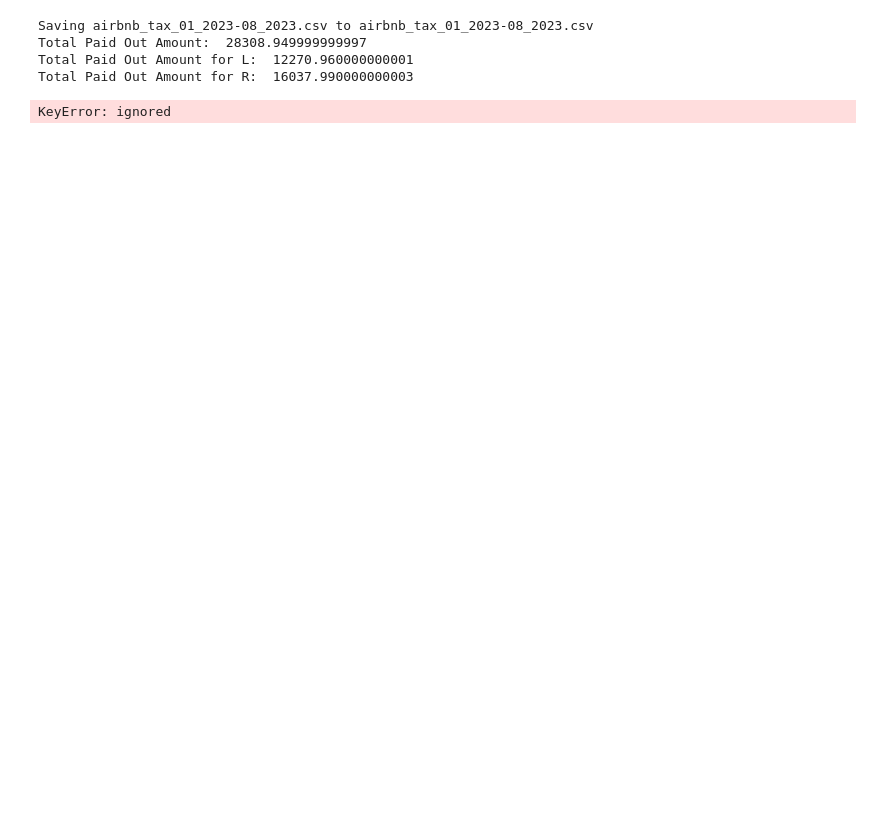
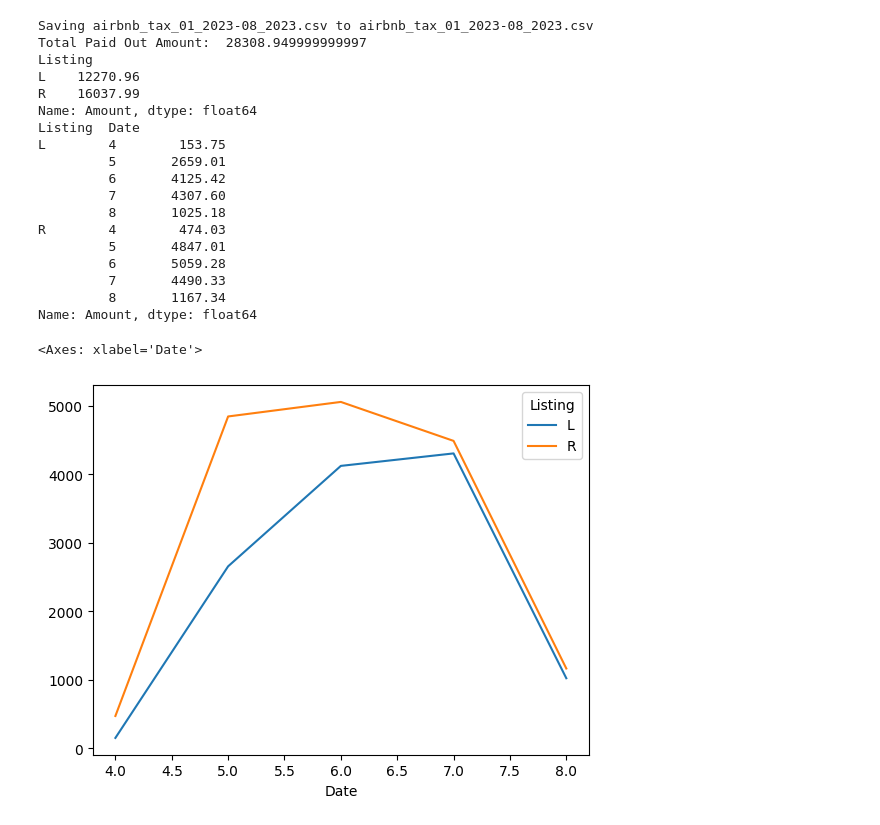
Before and after one commit to lhwong/airbnb-analytics, a Jupyter notebook: paidout.ipynb, the cells around one changed output. Saved outputs shown, nothing was run; the diff lists cells and outputs as text; code cells hidden in the pictures; blank space fills up the shorter version.

```diff
--- a/paidout.ipynb
+++ b/paidout.ipynb
@@ -4,51 +4,74 @@
 import pandas as pd
 from google.colab import files
 import io
+import matplotlib.pyplot as plt
+
 
 uploaded = files.upload()
 
 
 df2 = pd.read_csv(io.BytesIO(uploaded['airbnb_tax_01_2023-08_2023.csv']), parse_dates=['Date', 'Start Date'])
 
 
 
 df2.loc[df2["Listing"] == "Level35 Ceylonz Suites overlooking KLCC, KL Tower", "Listing"] = 'R'
 df2.loc[df2["Listing"] == "Level 35 Ceylonz Suites overlooking KLCC, KL Tower", "Listing"] = 'L'
 
 result = df2.loc[df2['Type'] == "Reservation", 'Amount'].sum()
 
 print("Total Paid Out Amount: ",result)
 
-result = df2.loc[(df2['Type'] == "Reservation") & (df2['Listing'] == "L"), 'Amount'].sum()
-
-print("Total Paid Out Amount for L: ",result)
 
 
-result = df2.loc[(df2['Type'] == "Reservation") & (df2['Listing'] == "R"), 'Amount'].sum()
+grouped = df2.loc[(df2['Type'] == "Reservation")].groupby('Listing')['Amount'].sum()
 
-print("Total Paid Out Amount for R: ",result)
+print(grouped)
 
+grouped1 = df2.loc[(df2['Type'] == "Reservation")].groupby(['Listing', df2.Date.dt.month])['Amount'].sum()
 
-grouped1 = df2.groupby(['Listing', df2.Date.dt.month])['Amount'].sum()
+print(grouped1)
+
+#df2.set_index(df2.Date.dt.month, inplace=True)
+
+#df2.loc[(df2['Type'] == "Reservation")].groupby('Listing')['Amount'].plot(legend=True)
 
 
 
-grouped2 = df2.groupby([df2.Date.dt.month, 'Listing'])['Amount'].sum()
 
-total_row = pd.DataFrame({'Amount': [grouped2['Amount'].sum()]}, index=['Total']);
+#grouped2 = df2.loc[(df2['Type'] == "Reservation")].groupby([df2.Date.dt.month, 'Listing'])['Amount'].sum()
+#.unstack().assign(Total=df2.groupby(df2.Date.dt.month).sum()).stack()
 
-#grouped2_with_total = pd.concat([grouped2, total_row])
-#.unstack().assign(Total=df2.groupby(['Listing', df2.Date.dt.month]).sum()).stack()
-
-print(grouped1)
-print(grouped2)
+#print(grouped2)
 
 
-#print(grouped2_with_total)
+
+
+
+#table = pd.pivot_table(df2, values=['Amount'], index=[df2.Date.dt.month,'Listing'], aggfunc = 'sum')
+#table
+
+pd.pivot_table(grouped2.reset_index(),
+               index='Date', columns='Listing', values='Amount'
+              ).plot(legend=True)
 # %% [output]
 [interactive output not drawn]
 Saving airbnb_tax_01_2023-08_2023.csv to airbnb_tax_01_2023-08_2023.csv
 Total Paid Out Amount:  28308.949999999997
-Total Paid Out Amount for L:  12270.960000000001
-Total Paid Out Amount for R:  16037.990000000003
+Listing
+L    12270.96
+R    16037.99
+Name: Amount, dtype: float64
+Listing  Date
+L        4        153.75
+         5       2659.01
+         6       4125.42
+         7       4307.60
+         8       1025.18
+R        4        474.03
+         5       4847.01
+         6       5059.28
+         7       4490.33
+         8       1167.34
+Name: Amount, dtype: float64
-KeyError: ignored
+<Axes: xlabel='Date'>
+[figure, added]
```
Also changed, not shown: parts of 1 cell of this notebook.
